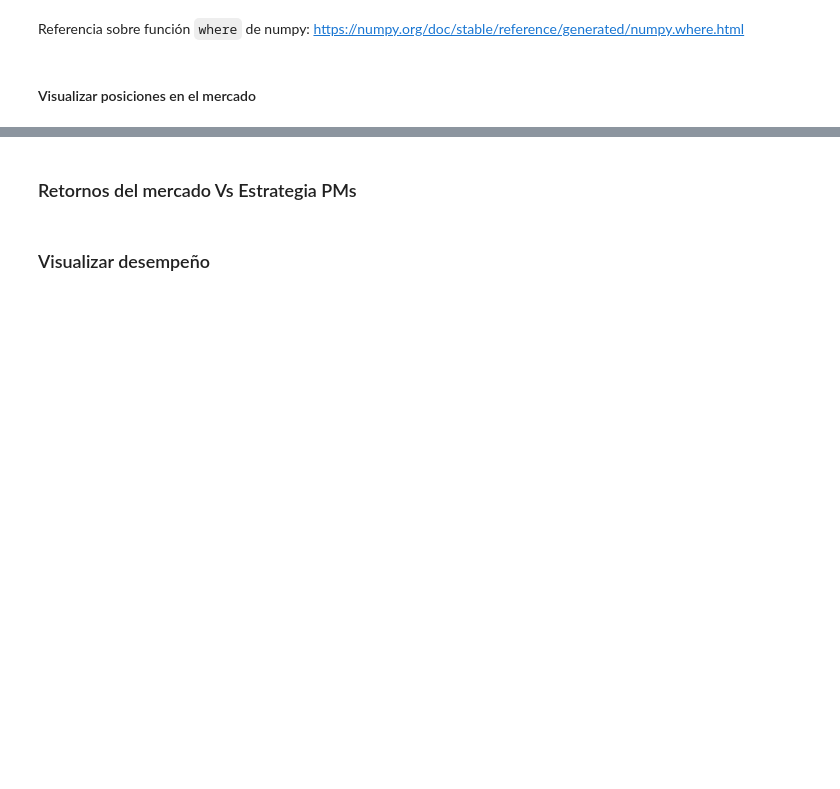
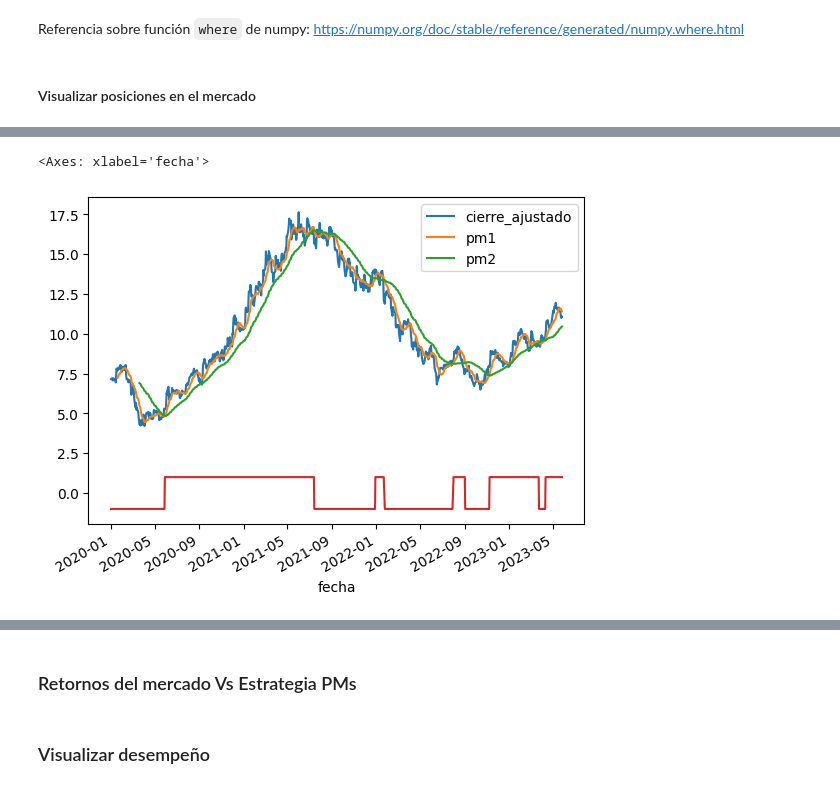
Before and after one commit to carlosdeoncedos/CienciaDatosFinanzas2023_05, a Jupyter notebook: Sesion7_20230529.ipynb, the cells around one changed output, grey strips where cells are left out. Drawn from its saved outputs; the diff is of its cells as text; code cells hidden in the pictures; blank space fills up the shorter version.

```diff
--- a/Sesion7_20230529.ipynb
+++ b/Sesion7_20230529.ipynb
@@ -544,5 +612,10 @@ El utilizar números nos permite:
 # %% [markdown]
 Referencia sobre función `where` de numpy:
 https://numpy.org/doc/stable/reference/generated/numpy.where.html
+# %%
+long = 1
+short = -1
+
+df['posicion'] = np.where(df['pm1']>df['pm2'], long, short)
 # %% [markdown]
 #### Visualizar posiciones en el mercado
@@ -550,0 +639,6 @@ https://numpy.org/doc/stable/reference/generated/numpy.where.html
+# %%
+df[['cierre_ajustado', 'pm1', 'pm2']].plot()
+df['posicion'].plot()
+# %% [output]
+<Axes: xlabel='fecha'>
+[figure, added]
```
Also changed, not shown: parts of 17 cells of this notebook.
